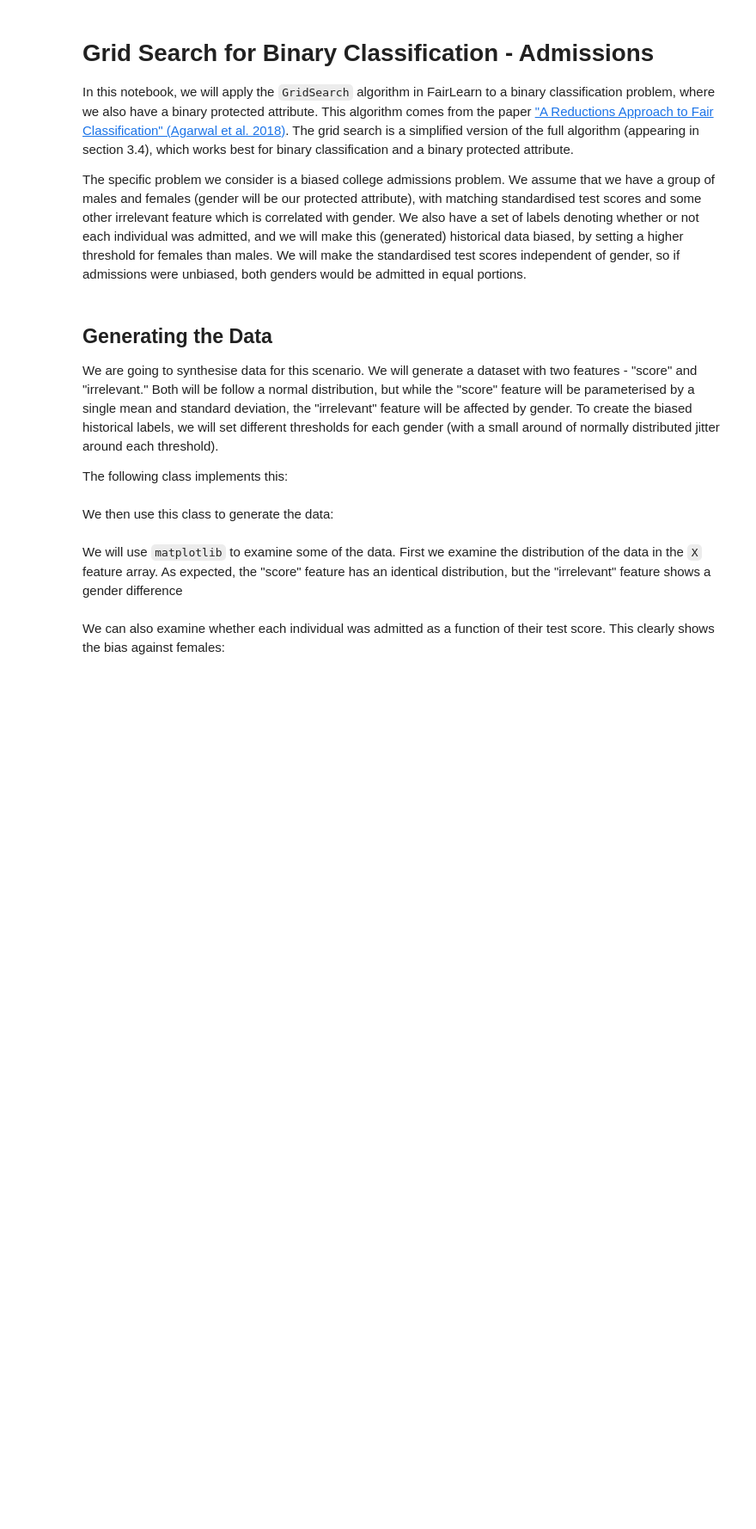
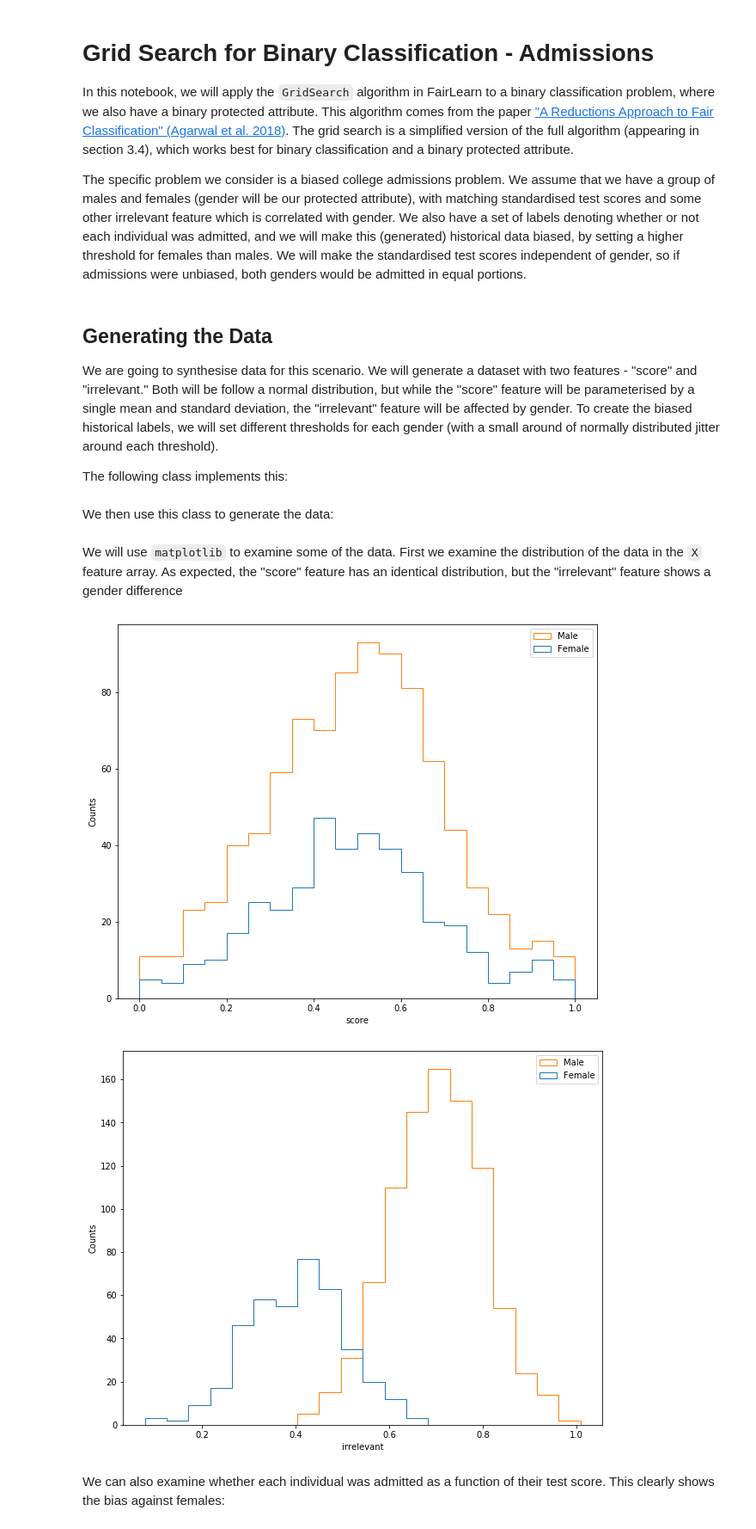
Before and after one commit to fairlearn/fairlearn, a Jupyter notebook: notebooks/Grid Search for Binary Classification - Admissions.ipynb, the cells around one changed output. Shown at 86% size. Saved outputs shown, nothing was run; the diff lists cells and outputs as text; code cells hidden in the pictures; blank space fills up the shorter version.

```diff
--- a/notebooks/Grid Search for Binary Classification - Admissions.ipynb
+++ b/notebooks/Grid Search for Binary Classification - Admissions.ipynb
@@ -94,26 +94,29 @@ X, Y, A = dg.generate()
 We will use `matplotlib` to examine some of the data. First we examine the distribution of the data in the `X` feature array. As expected, the "score" feature has an identical distribution, but the "irrelevant" feature shows a gender difference
 # %%
 import matplotlib.pyplot as plt
-plot_width = 8
-plot_height = 6
+plot_width = 10
+plot_height = 8
 plt.rcParams["figure.figsize"] = (plot_width, plot_height) # (w, h)
 
 # Nice caption text
 gender_labels = ["Female", "Male"]
 
 # Plot two histograms for the given column
 def histograms(X_s, A_s, col_name):
 
     sep_data = [X_s[col_name][A_s==0], X_s[col_name][A_s==1]]
 
     plt.hist(sep_data, histtype="step", bins=20, label=gender_labels)
     plt.xlabel(col_name)
     plt.ylabel("Counts")
     plt.legend()
     plt.show()
 
 histograms(X, A, "score")
 histograms(X, A, "irrelevant")
+# %% [output]
+[figure, added]
+[figure, added]
 # %% [markdown]
 We can also examine whether each individual was admitted as a function of their test score. This clearly shows the bias against females:
 # %%
```
Also changed, not shown: parts of 24 cells of this notebook.
